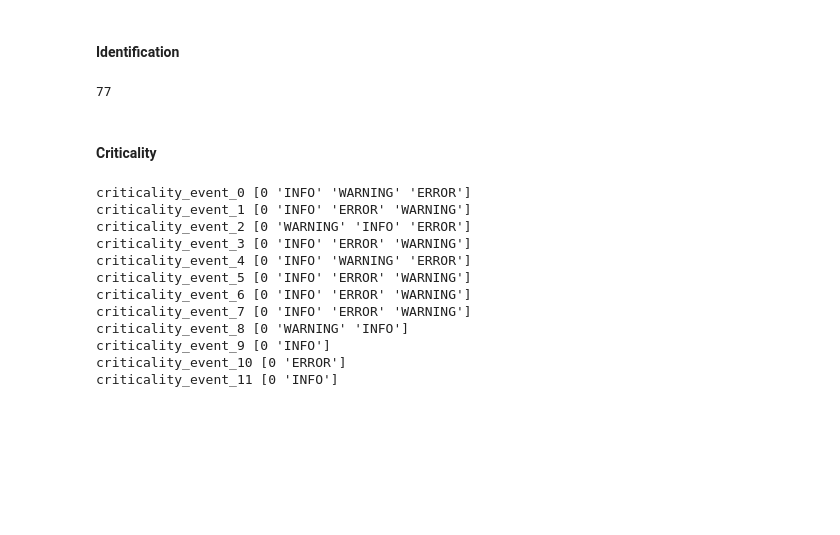
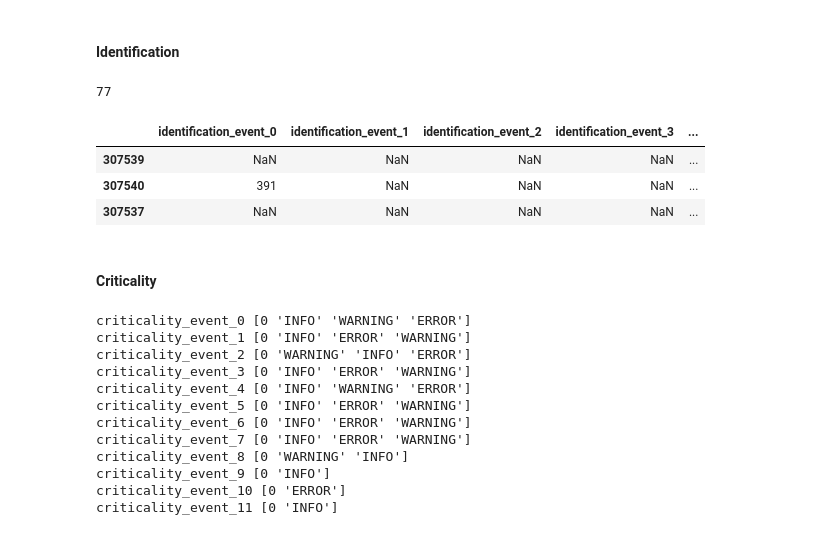
Before and after one commit to AranOribu/Prediction-Erreur-JetVarnish3DEvo, a Jupyter notebook: notebooks/data_explo_metrics.ipynb, the cells around one changed output. Saved outputs shown, nothing was run; the diff lists cells and outputs as text; code cells hidden in the pictures; blank space fills up the shorter version.

```diff
--- a/notebooks/data_explo_metrics.ipynb
+++ b/notebooks/data_explo_metrics.ipynb
@@ -338,3 +357,12 @@ len(id_codes)
+# %%
+# fusionner les valeurs des colonnes identifications dans une liste
+identification_df['events_id'] = identification_df.apply(lambda x: ','.join(x.dropna().values.tolist()), axis=1)
+identification_df.head(3)
+# %% [output]
+|  | identification_event_0 | identification_event_1 | identification_event_2 | identification_event_3 | ... |
+| 307539 | NaN | NaN | NaN | NaN | ... |
+| 307540 | 391 | NaN | NaN | NaN | ... |
+| 307537 | NaN | NaN | NaN | NaN | ... |
 # %% [markdown]
 #### Criticality
 # %%
```
Also changed, not shown: parts of 14 cells of this notebook, 2 other files.
